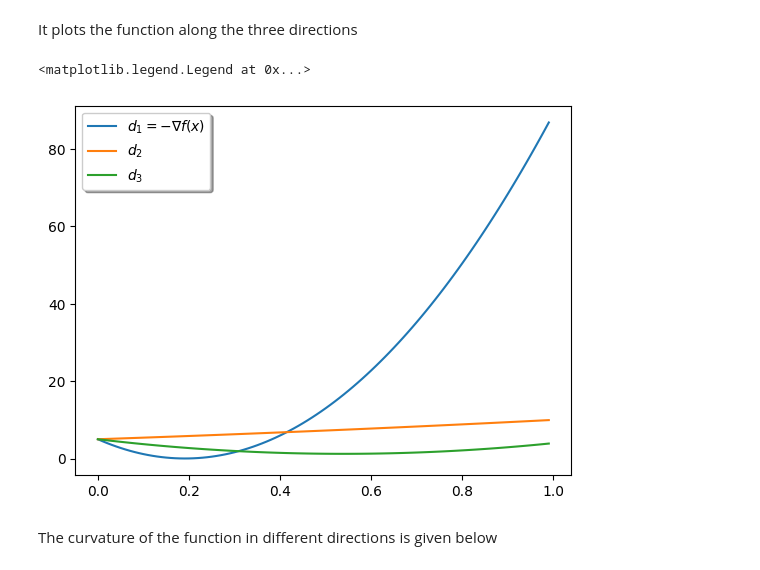
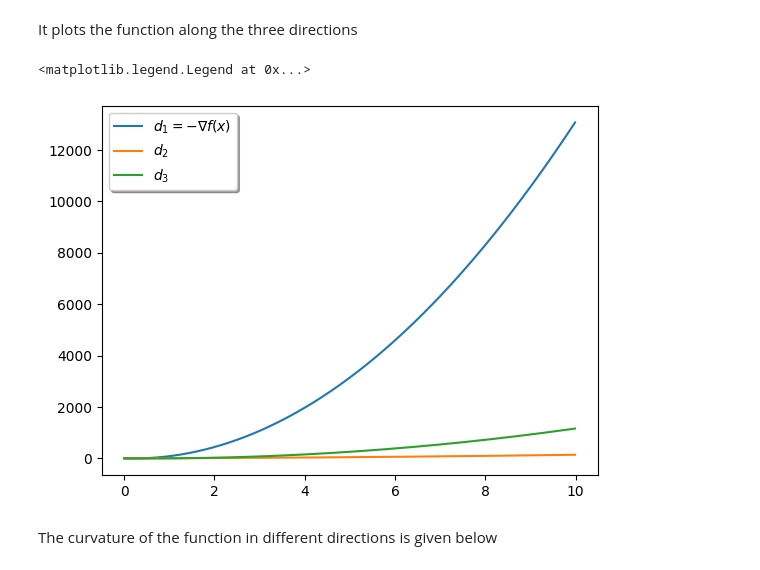
Before and after one commit to alexandreproeng/Optimization, a Jupyter notebook: notebooks/examples_Alexandre_Costa.ipynb, the cells around one changed output. Drawn from its saved outputs; the diff is of its cells as text; code cells hidden in the pictures.

```diff
--- a/notebooks/Atividade1_Alexandre_Costa.ipynb
+++ b/notebooks/examples_Alexandre_Costa.ipynb
@@ -69,23 +69,23 @@ d3 = np.array([1, -3])
 # %% [markdown]
 It plots the function along the three directions
 # %%
-plotalpha = np.arange(0, 1, 0.01)
+plotalpha = np.arange(0, 10, 0.01)
 fig, ax = plt.subplots()
 fx1 = np.array([ex0224(x + alpha * d1)[0] for alpha in plotalpha])
 fx2 = np.array([ex0224(x + alpha * d2)[0] for alpha in plotalpha])
 fx3 = np.array([ex0224(x + alpha * d3)[0] for alpha in plotalpha])
 plot1, plot2, plot3 = plt.plot(plotalpha,
                                fx1,
                                plotalpha,
                                fx2,
                                plotalpha,
                                fx3)
 ax.legend((plot1,plot2,plot3),
           ('$d_1=-\\nabla f(x)$', '$d_2$', '$d_3$'), \
               loc='upper left', shadow=True)
 # %% [output]
 <matplotlib.legend.Legend at 0x...>
-[figure, old version]
+[figure, new version]
 # %% [markdown]
 The curvature of the function in different directions is given below
 # %%
```
Also changed, not shown: parts of 2 cells of this notebook, 2 other files.
